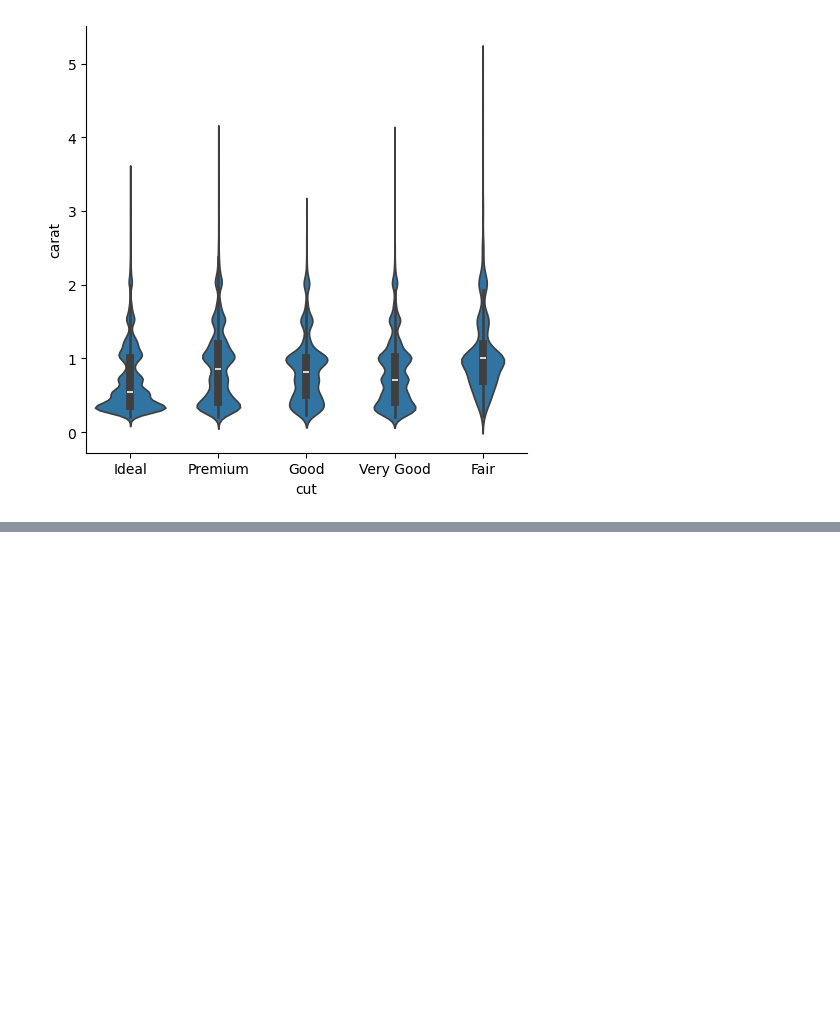
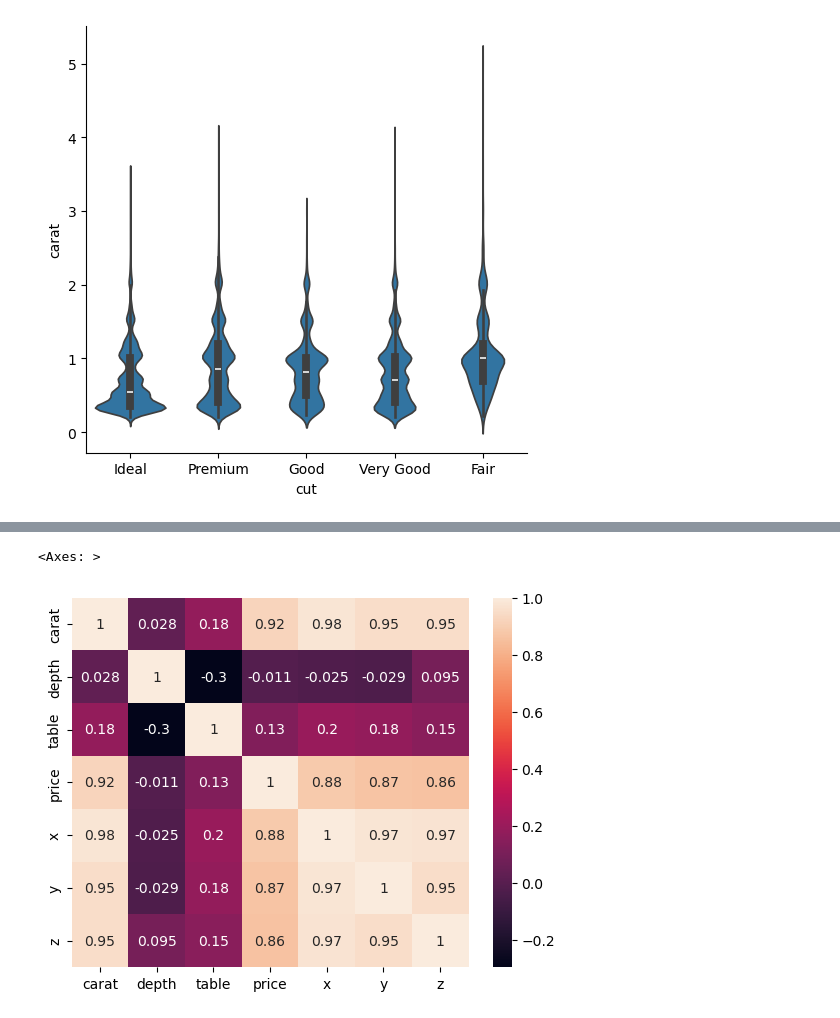
Before and after one commit to sanjai570/data-science, a Jupyter notebook: visualisation.ipynb, the cells around one changed output, grey strips where cells are left out. Cells and saved outputs as stored; diff of their text form; code cells hidden in the pictures; blank space fills up the shorter version.

```diff
--- a/visualisation.ipynb
+++ b/visualisation.ipynb
@@ -363,0 +415,4 @@ To https://github.com/sanjai570/data-science.git
+# %%
+## correlation
+corr=df[num_col].corr()
+corr
@@ -363,0 +428,6 @@ To https://github.com/sanjai570/data-science.git
+# %%
+## heatmap
+sns.heatmap(corr,annot = True)
+# %% [output]
+<Axes: >
+[figure, added]
```
Also changed, not shown: parts of 10 cells of this notebook, 5 other files.
